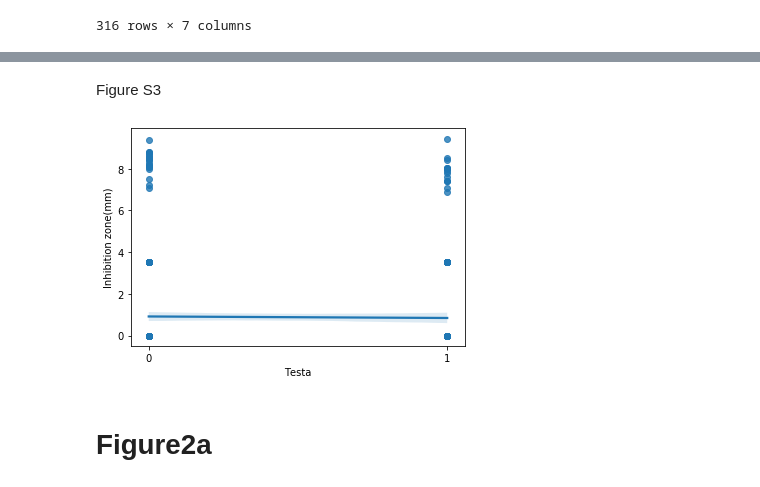
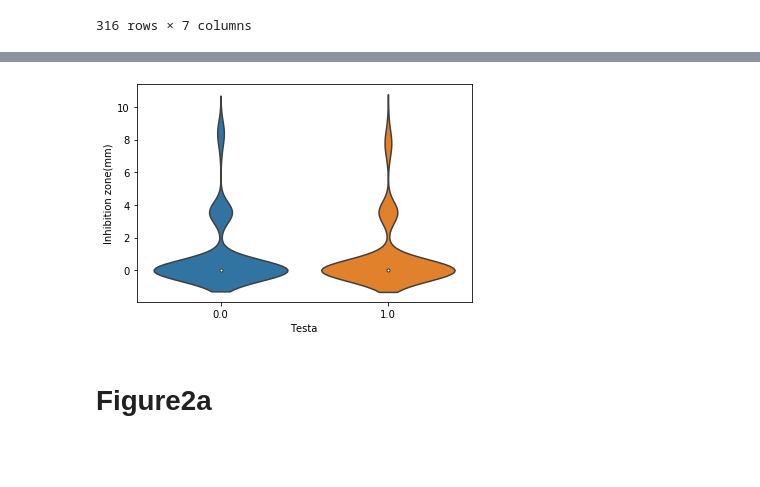
Before and after one commit to lkshiel/ACRE, a Jupyter notebook: notebooks/ACRE1.ipynb, the cells around one changed output, grey strips where cells are left out. Drawn from its saved outputs; the diff is of its cells as text; code cells hidden in the pictures; blank space fills up the shorter version.

```diff
--- a/notebooks/ACRE1.ipynb
+++ b/notebooks/ACRE1.ipynb
@@ -219,15 +211,10 @@ plt.xticks([0,1])
-# %% [markdown]
-Figure S3
 # %%
-def R2(x, y):
-    return stats.pearsonr(x, y)[0] ** 2
-
-testa_ama_scat=sns.regplot(x="Testa", y="cp_AMA", data=clostridium_df)
-testa_ama_scat.set(ylabel="Inhibition zone(mm)")
+testa_ama_violin=sns.violinplot(x="Testa", y="cp_AMA", data=clostridium_df)
+testa_ama_violin.set(ylabel="Inhibition zone(mm)")
 plt.xticks([0,1])
-testa_ama_scat.figure.savefig("testa_ama_scat.png", bbox_inches='tight', dpi=600)
+testa_ama_violin.figure.savefig("testa_ama_violin.png", bbox_inches='tight', dpi=600)
 # %% [output]
-[figure, old version]
+[figure, new version]
 # %% [markdown]
 # Figure2a
 # %%
```
Also changed, not shown: parts of 40 cells of this notebook, 1 other file.
